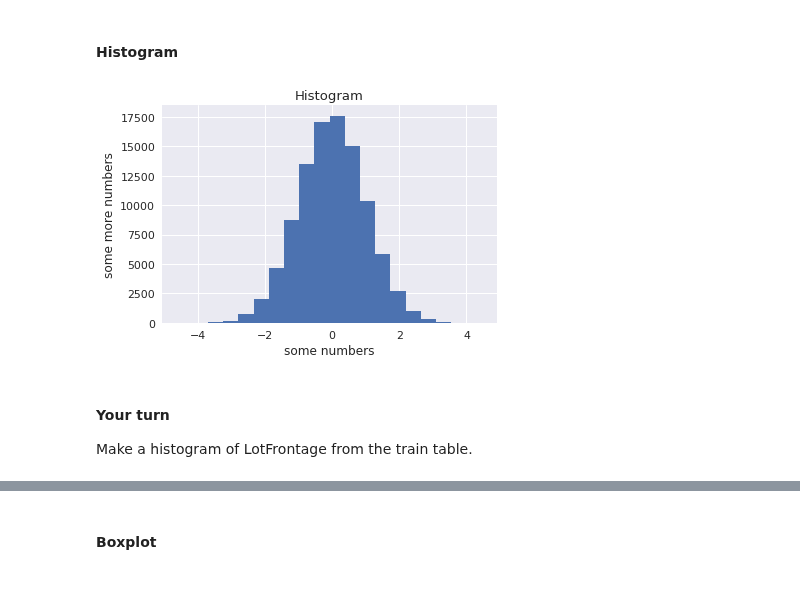
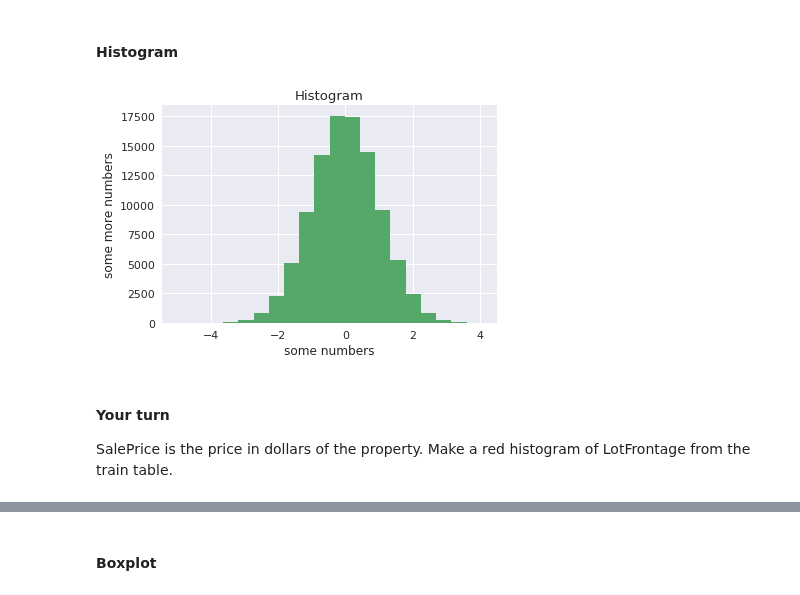
Before and after one commit to SUSA-org/Fall-2018-Career-Exploration, a Jupyter notebook: Lectures/Lecture8/data.ipynb, the cells around one changed output, grey strips where cells are left out. Drawn from its saved outputs; the diff is of its cells as text; code cells hidden in the pictures.

```diff
--- a/Lectures/Lecture8/data.ipynb
+++ b/Lectures/Lecture8/data.ipynb
@@ -704,17 +704,17 @@ counts = [10, 65, 16, 1151, 218]
 # %%
 N_points = 100000
 n_bins = 20
 
 x = np.random.randn(N_points)
-plt.hist(x, bins = n_bins)
+plt.hist(x, bins = n_bins, color = "g")
 plt.title('Histogram')
 plt.xlabel('some numbers')
 plt.ylabel('some more numbers')
 plt.show()
 # %% [output]
-[figure, old version]
+[figure, new version]
 # %% [markdown]
 #### Your turn
-Make a histogram of LotFrontage from the train table.
+SalePrice is the price in dollars of the property. Make a red histogram of LotFrontage from the train table.
 # %%
 # Go for it here.
```
Also changed, not shown: parts of 2 cells of this notebook.
